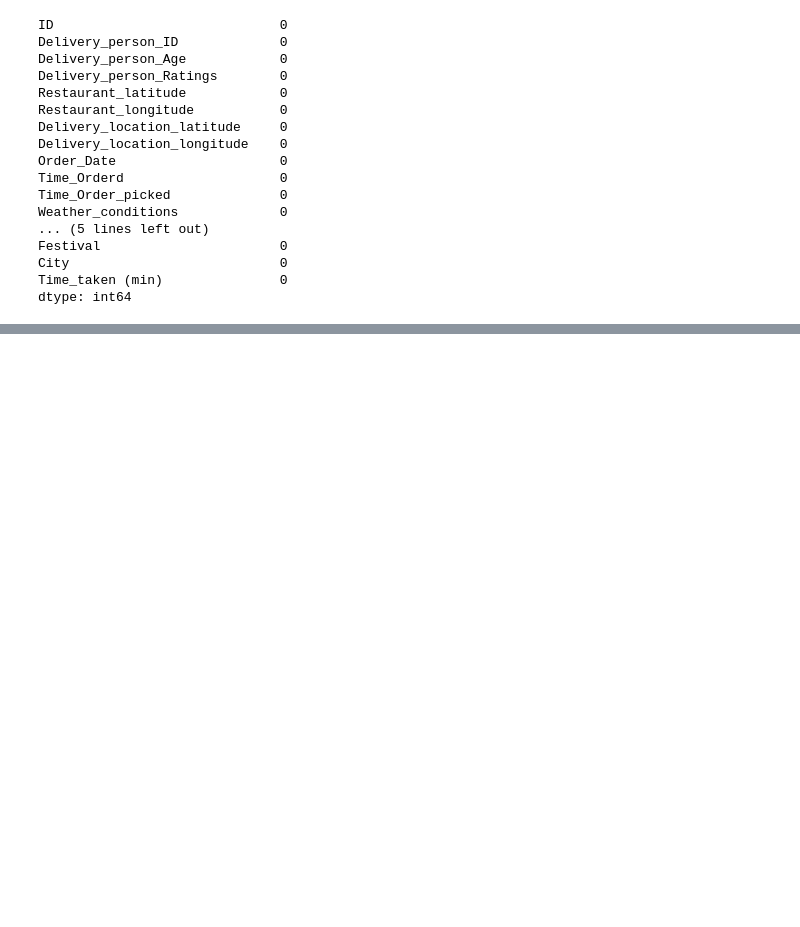
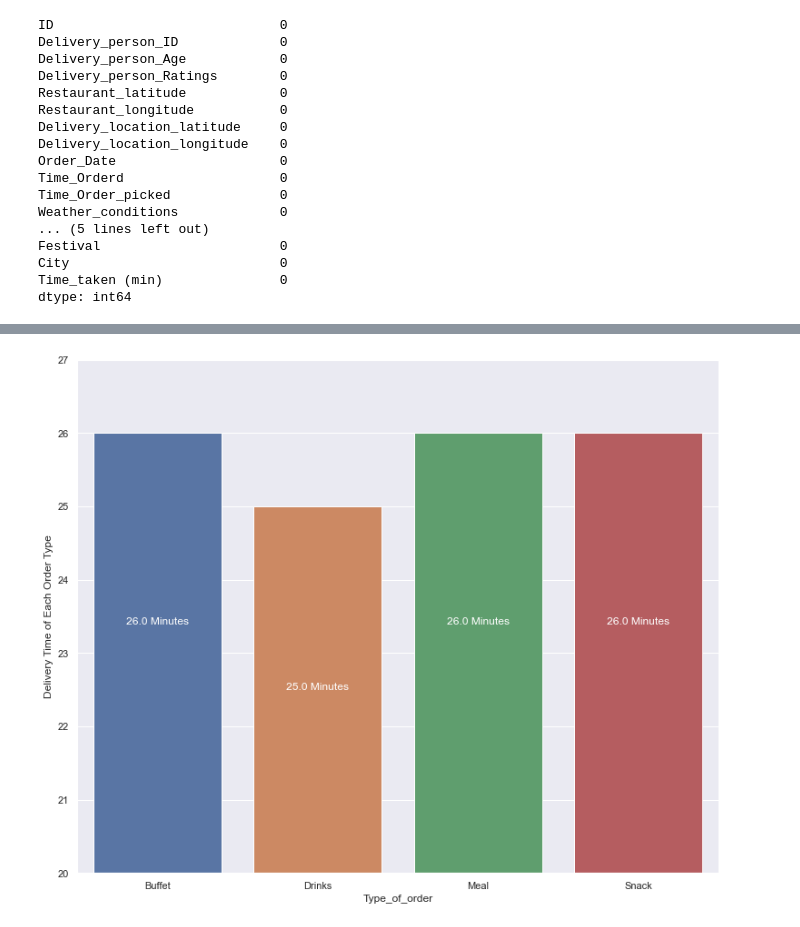
Before and after one commit to ganeshss0/ineuron_ml_task_1, a Jupyter notebook: notebooks/eda.ipynb, the cells around one changed output, grey strips where cells are left out. Saved outputs shown, nothing was run; the diff lists cells and outputs as text; code cells hidden in the pictures; blank space fills up the shorter version.

Commit message:
Data Analysis

```diff
--- a/notebooks/eda.ipynb
+++ b/notebooks/eda.ipynb
@@ -112,0 +256,9 @@ data[missing_category_cols] = data[missing_category_cols].fillna(value = pd.Data
+# %%
+# Selecting only those columns where Time_Ordered is not NaN and Time_Order_picked is NaN
+order = data.loc[data.Time_Orderd.notna() & data.Time_Order_picked.isna()]
+
+# Converting into DateTime object
+order_time = pd.to_datetime(order['Time_Orderd'])
+
+# Here adding Median Order Picking Time (600 seconds) to  Order Time
+data['Time_Order_picked'].fillna(value = (order_time + pd.Timedelta(seconds = median_order_pick_time)).dt.strftime('%H:%M'), inplace = True)
@@ -113,3 +283,15 @@ data[missing_category_cols] = data[missing_category_cols].fillna(value = pd.Data
+# %%
+# Filling the Time Ordered with most frequent value
+data['Time_Orderd'].fillna(value = data.Time_Orderd.mode()[0], inplace = True)
+
+# Selecting only those columns where both Time_Ordered and Time_Order_picked are NaN
+order = data.loc[data.Time_Orderd.notna() & data.Time_Order_picked.isna()]
+
+# Converting into DateTime Object
+order_time = pd.to_datetime(order['Time_Orderd'])
+
+# Here adding Median Order Picking Time (600 seconds) to  Order Time
+data['Time_Order_picked'].fillna(value = (order_time + pd.Timedelta(seconds = median_order_pick_time)).dt.strftime('%H:%M'), inplace = True)
 # %%
 data.isna().sum()
 # %% [output]
@@ -161,0 +328,19 @@ SimpleImputer().
+# %%
+# What is cost of each each order type
+
+order_type = data.groupby('Type_of_order')['Time_taken (min)'].median()
+
+sns.set(rc = {'figure.figsize' : (10, 8)})
+ax = sns.barplot(x = order_type.index, y = order_type.values)
+plt.ylabel('Delivery Time of Each Order Type')
+
+# labeling the all bar with order type percentage
+for i in range(order_type.shape[0]):
+    x, y = i, order_type[i] * 0.9
+    s = str(order_type[i]) + ' Minutes'
+    ax.text(x, y, s, color = 'white', ha = 'center')
+
+plt.ylim(20, 27)
+plt.show()
+# %% [output]
+[figure, added]
```
Also changed, not shown: parts of 42 cells of this notebook.
